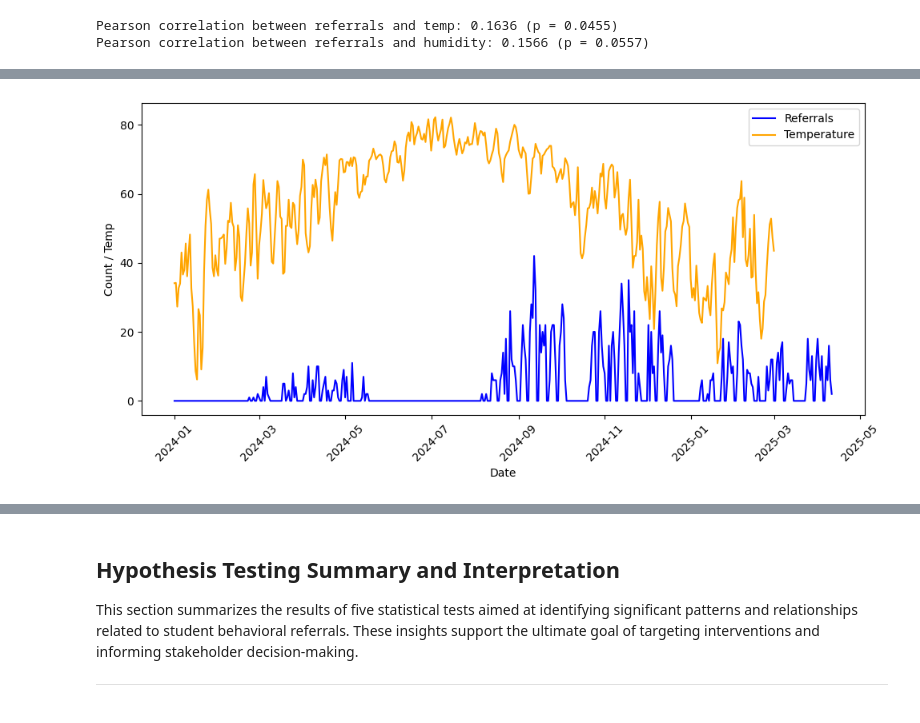
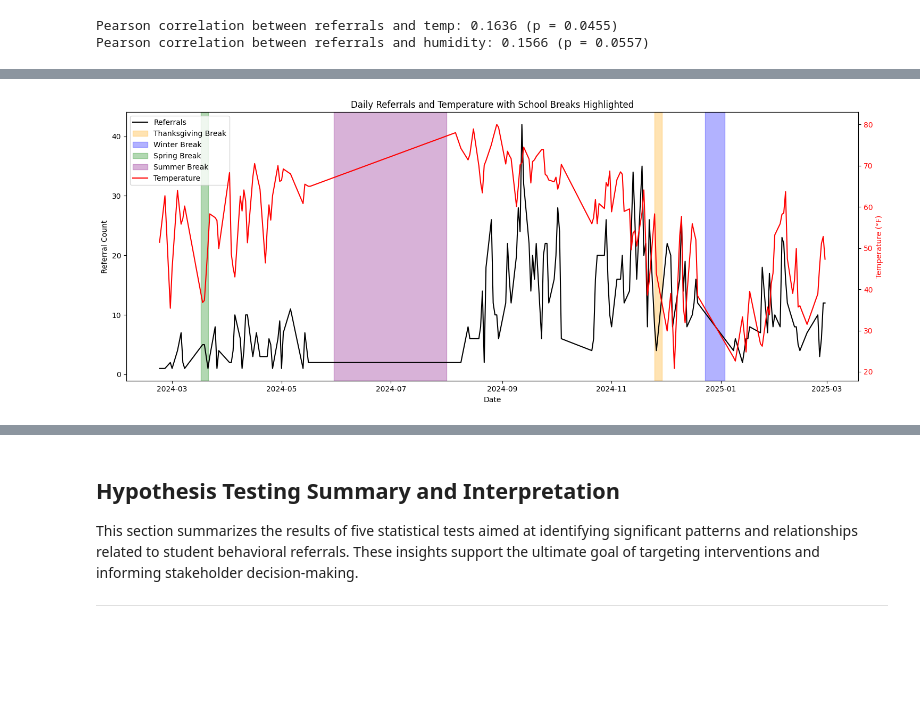
Before and after one commit to TDRobertson/student-referral-predictor, a Jupyter notebook: Behavioral_Disruptions_EDA.ipynb, the cells around one changed output, grey strips where cells are left out. Drawn from its saved outputs; the diff is of its cells as text; code cells hidden in the pictures; blank space fills up the shorter version.

Commit message:
updated graph for temp/school breaks

```diff
--- a/Behavioral_Disruptions_EDA.ipynb
+++ b/Behavioral_Disruptions_EDA.ipynb
@@ -595,48 +595,45 @@ Pearson correlation between referrals and humidity: 0.1566 (p = 0.0557)
 # %%
-# 1. Prepare your original pieces
-disciplinary_referral_all['Date'] = pd.to_datetime(
-    disciplinary_referral_all['Date of Incident'],
-    errors='coerce'
-)
-weather_df['datetime'] = pd.to_datetime(
-    weather_df['datetime'],
-    errors='coerce'
-)
+merged_df['Date of Incident'] = pd.to_datetime(merged_df['Date of Incident'])
 
-# 2. Daily referral counts (so far only days ≥1)
-daily_ref = (
-    disciplinary_referral_all
-    .groupby('Date')
-    .size()
-    .rename('referral_count')
-)
+# aggregate referral count and temperature per day
+daily_data = merged_df.groupby('Date of Incident').agg({
+    'referral_count': 'sum',
+    'temp': 'mean'
+}).reset_index()
 
-# 3. Daily temperature (aggregate if you have hourly)
-daily_temp = (
-    weather_df
-    .set_index('datetime')
-    .resample('D')['temp']
-    .mean()
-)
+# define school breaks with colors
+breaks = {
+    'Thanksgiving Break': ('2024-11-25', '2024-11-29', 'orange'),
+    'Winter Break': ('2024-12-23', '2025-01-03', 'blue'),
+    'Spring Break': ('2024-03-17', '2024-03-21', 'green'),
+    'Summer Break': ('2024-05-30', '2024-08-01', 'purple'),
+}
 
-# 4. Combine onto a full daily index
-full_idx = pd.date_range(
-    start=min(daily_ref.index.min(), daily_temp.index.min()),
-    end=max(daily_ref.index.max(), daily_temp.index.max()),
-    freq='D'
-)
-df_full = pd.DataFrame(index=full_idx)
-df_full = df_full.join(daily_ref).join(daily_temp)
-df_full['referral_count'].fillna(0, inplace=True)
 
-# 5. Plot
-fig, ax = plt.subplots(figsize=(10,5))
-ax.plot(df_full.index, df_full['referral_count'], label='Referrals', color='blue')
-ax.plot(df_full.index, df_full['temp'],           label='Temperature', color='orange')
-ax.set_xlabel('Date')
-ax.set_ylabel('Count / Temp')
-ax.legend()
-plt.xticks(rotation=45)
+fig, ax1 = plt.subplots(figsize=(15, 6))
+
+# plot referrals
+ax1.plot(daily_data['Date of Incident'], daily_data['referral_count'], label='Referrals', color='black')
+ax1.set_xlabel('Date')
+ax1.set_ylabel('Referral Count', color='black')
+ax1.tick_params(axis='y', labelcolor='black')
+
+# highlight break periods
+for name, (start, end, color) in breaks.items():
+    ax1.axvspan(pd.to_datetime(start), pd.to_datetime(end), color=color, alpha=0.3, label=name)
+
+# temperature on secondary y-axis
+ax2 = ax1.twinx()
+ax2.plot(daily_data['Date of Incident'], daily_data['temp'], label='Temperature', color='red')
+ax2.set_ylabel('Temperature (°F)', color='red')
+ax2.tick_params(axis='y', labelcolor='red')
+
+# combine legends
+lines1, labels1 = ax1.get_legend_handles_labels()
+lines2, labels2 = ax2.get_legend_handles_labels()
+ax1.legend(lines1 + lines2, labels1 + labels2, loc='upper left')
+
+plt.title('Daily Referrals and Temperature with School Breaks Highlighted')
 plt.tight_layout()
 plt.show()
 # %% [output]
@@ -649 +640 @@ For example, when doing 'df[col].method(value, inplace=True)', try using 'df.met
-[figure, old version]
+[figure, new version]
```
Also changed, not shown: parts of 4 cells of this notebook.
